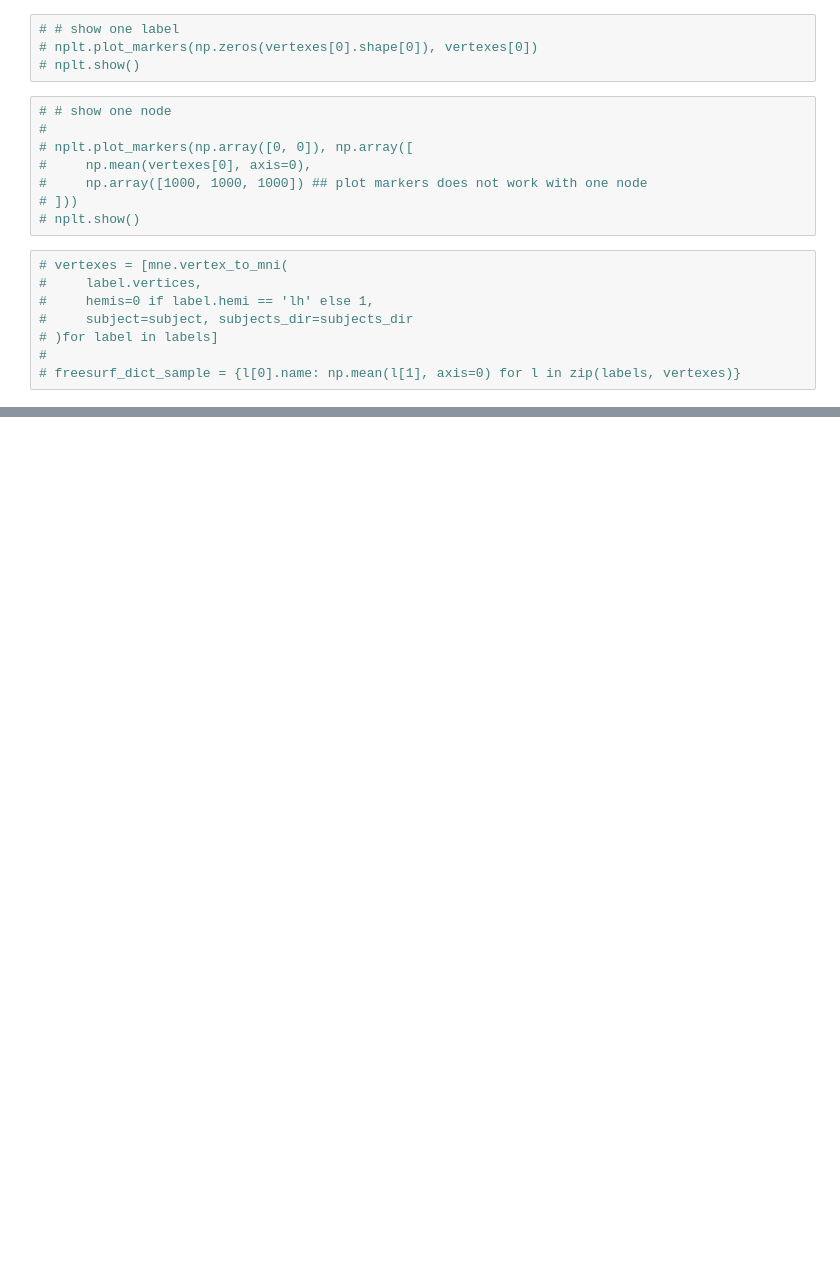
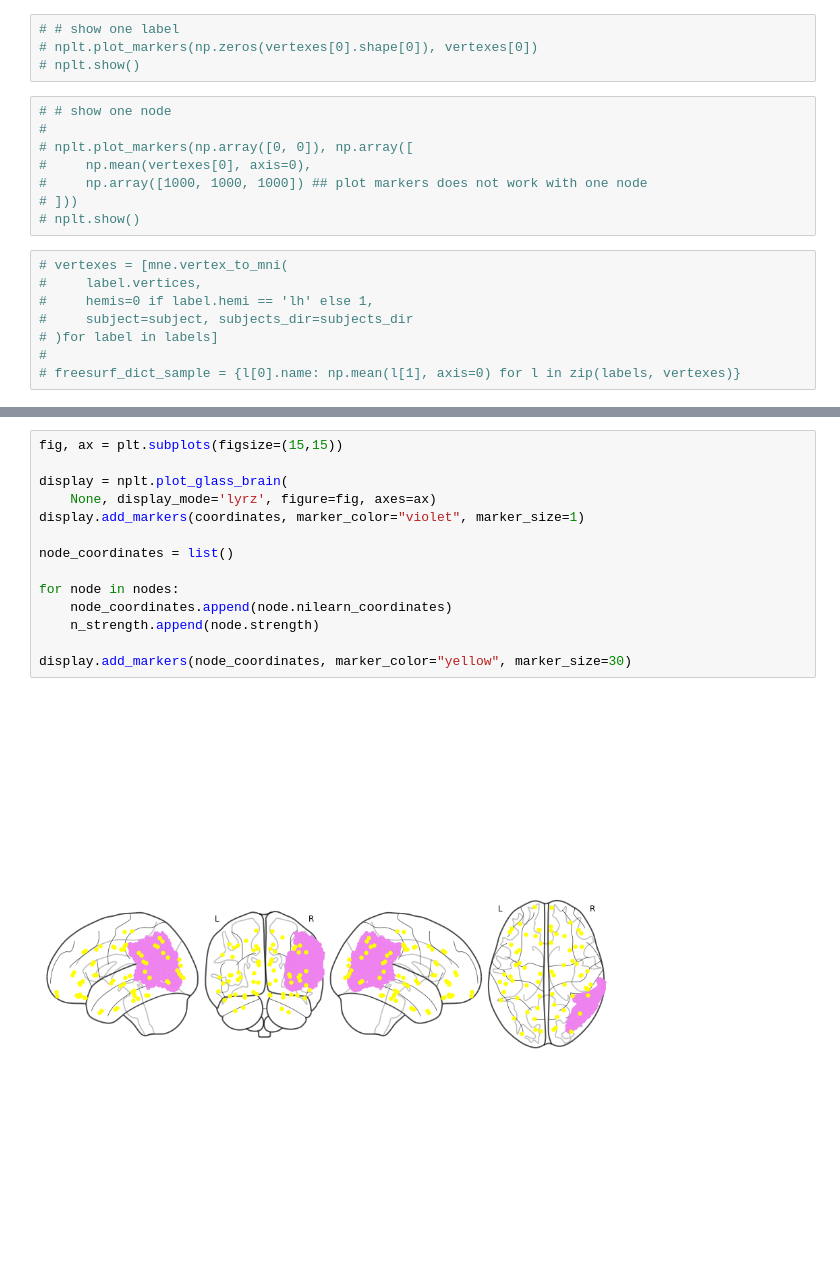
Before and after one commit to 1101AlexZab1011/NodesEstimation, a Jupyter notebook: pipeline.ipynb, the cells around one changed output, grey strips where cells are left out. Drawn from its saved outputs; the diff is of its cells as text; blank space fills up the shorter version.

```diff
--- a/pipeline.ipynb
+++ b/pipeline.ipynb
@@ -724,0 +817,16 @@ else:
+# %%
+fig, ax = plt.subplots(figsize=(15,15))
+
+display = nplt.plot_glass_brain(
+    None, display_mode='lyrz', figure=fig, axes=ax)
+display.add_markers(coordinates, marker_color="violet", marker_size=1)
+
+node_coordinates = list()
+
+for node in nodes:
+    node_coordinates.append(node.nilearn_coordinates)
+    n_strength.append(node.strength)
+
+display.add_markers(node_coordinates, marker_color="yellow", marker_size=30)
+# %% [output]
+[figure, added]
```
Also changed, not shown: parts of 23 cells of this notebook.
